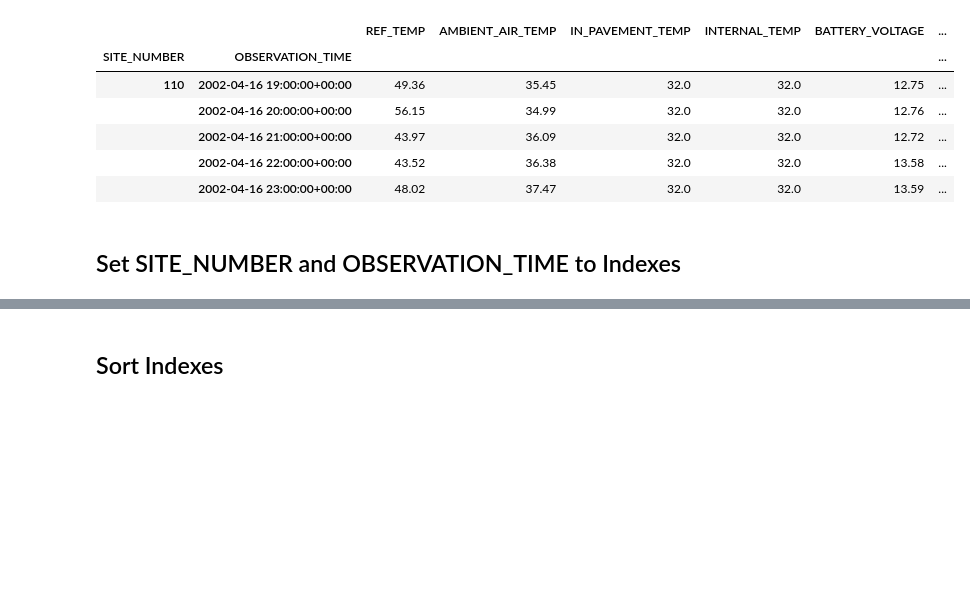
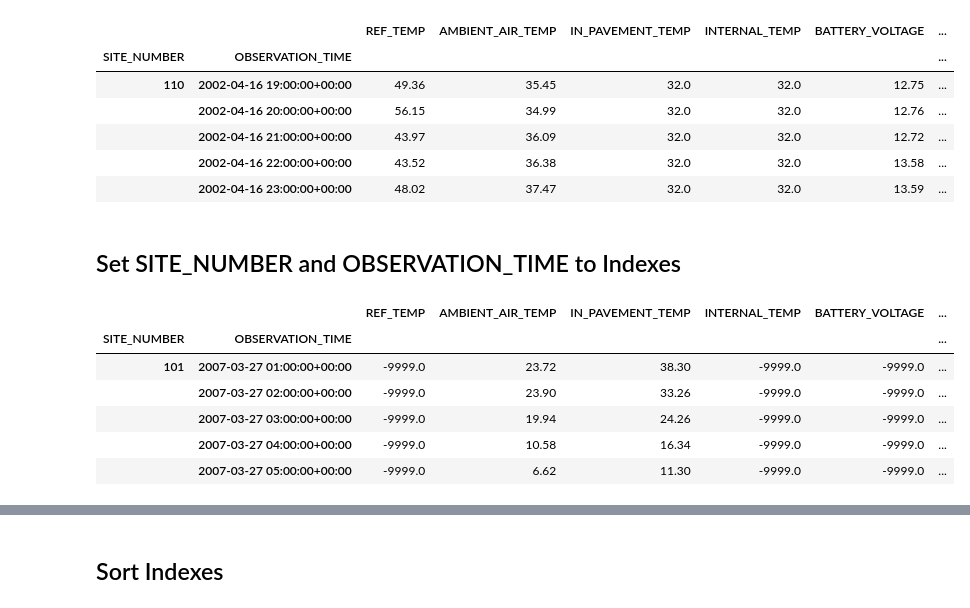
Before and after one commit to erikjamesmason/Temperature_Data_Probe_2, a Jupyter notebook: tdp_indexing.ipynb, the cells around one changed output, grey strips where cells are left out. Cells and saved outputs as stored; diff of their text form; code cells hidden in the pictures; blank space fills up the shorter version.

```diff
--- a/tdp_indexing.ipynb
+++ b/tdp_indexing.ipynb
@@ -115,2 +114,12 @@ print(df1_ind)
+# %%
+df1_ind.head()
+# %% [output]
+|  |  | REF_TEMP | AMBIENT_AIR_TEMP | IN_PAVEMENT_TEMP | INTERNAL_TEMP | BATTERY_VOLTAGE | ... |
+| SITE_NUMBER | OBSERVATION_TIME |  |  |  |  |  | ... |
+| 101 | 2007-03-27 01:00:00+00:00 | -9999.0 | 23.72 | 38.30 | -9999.0 | -9999.0 | ... |
+|  | 2007-03-27 02:00:00+00:00 | -9999.0 | 23.90 | 33.26 | -9999.0 | -9999.0 | ... |
+|  | 2007-03-27 03:00:00+00:00 | -9999.0 | 19.94 | 24.26 | -9999.0 | -9999.0 | ... |
+|  | 2007-03-27 04:00:00+00:00 | -9999.0 | 10.58 | 16.34 | -9999.0 | -9999.0 | ... |
+|  | 2007-03-27 05:00:00+00:00 | -9999.0 | 6.62 | 11.30 | -9999.0 | -9999.0 | ... |
 # %%
 df1_ind.info()
```
Also changed, not shown: parts of 6 cells of this notebook, 1 other file.
